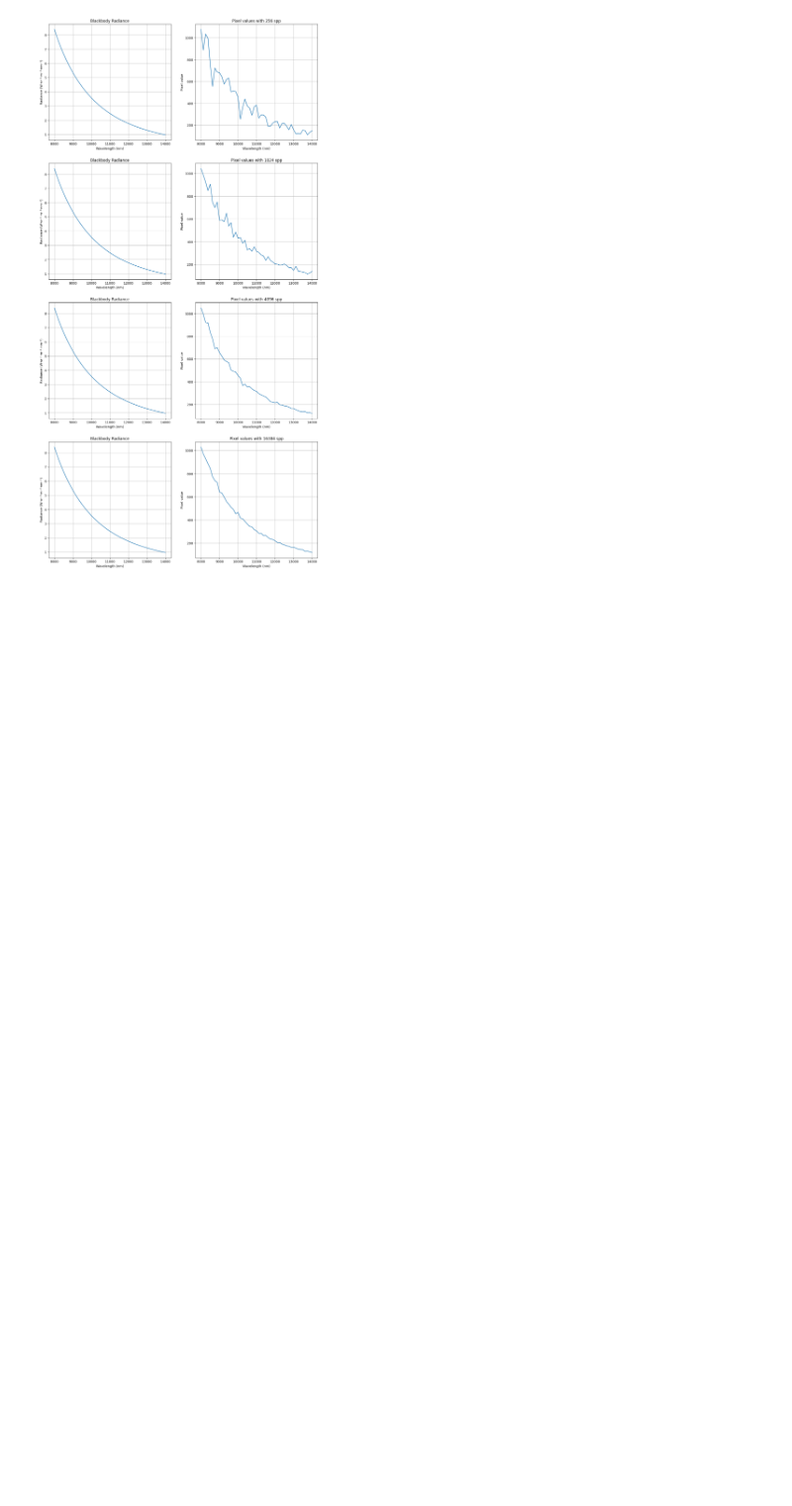
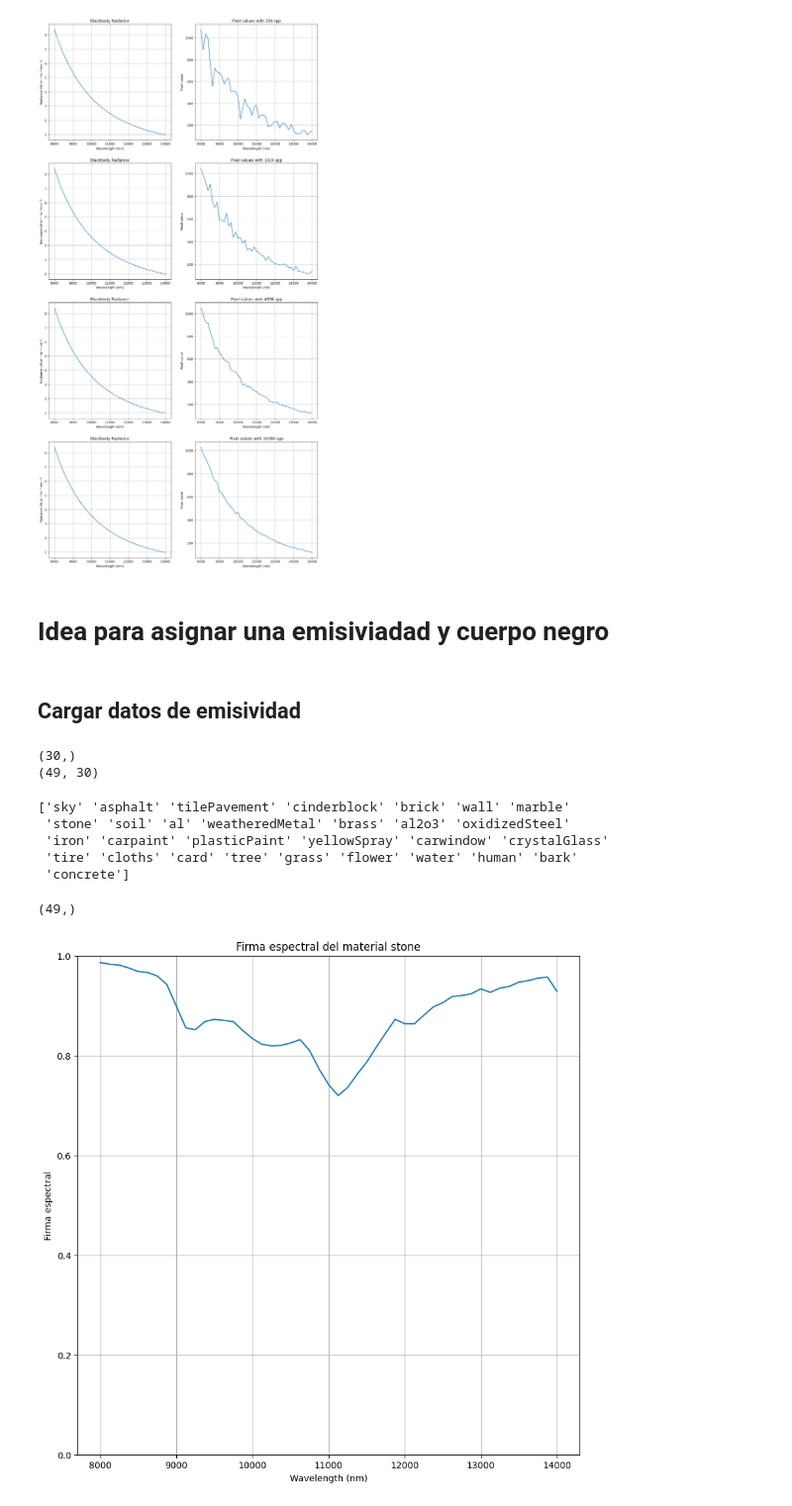
Before and after one commit to pimientoyolo/miThermal, a Jupyter notebook: mitsuba/intro_spectral.ipynb, the cells around one changed output. Shown at 99% size. Drawn from its saved outputs; the diff is of its cells as text; code cells hidden in the pictures; blank space fills up the shorter version.

Commit message:
upload idea de emisividad con blackbody

```diff
--- a/mitsuba/intro_spectral.ipynb
+++ b/mitsuba/intro_spectral.ipynb
@@ -344,3 +344,50 @@ for i in range(len(spps)):
 plt.show()
 # %% [output]
 [figure]
+# %% [markdown]
+# Idea para asignar una emisiviadad y cuerpo negro
+# %% [markdown]
+## Cargar datos de emisividad
+# %%
+dataBaseName = np.load('../data/matName_FullDatabase.npy', allow_pickle=True).item()["matName"]
+dataBaseName = dataBaseName.squeeze()
+dataBaseName = np.hstack(dataBaseName) # lista de nombres de los materiales
+
+dataBaseLib = np.load('../data/matLib_FullDatabase.npy', allow_pickle=True).item()["matLib"]
+dataBaseLib = dataBaseLib[::-1, :] # Reverso el orden de la base de datos
+
+# vamos a asumir que las 49 firmas espectrales coinciden con las 49 longitudes de onda de la escena
+
+print(dataBaseName.shape)
+print(dataBaseLib.shape)
+# %% [output]
+(30,)
+(49, 30)
+# %%
+print(dataBaseName)
+# %% [output]
+['sky' 'asphalt' 'tilePavement' 'cinderblock' 'brick' 'wall' 'marble'
+ 'stone' 'soil' 'al' 'weatheredMetal' 'brass' 'al2o3' 'oxidizedSteel'
+ 'iron' 'carpaint' 'plasticPaint' 'yellowSpray' 'carwindow' 'crystalGlass'
+ 'tire' 'cloths' 'card' 'tree' 'grass' 'flower' 'water' 'human' 'bark'
+ 'concrete']
+# %%
+material = "stone" # escoge el material que quieres
+indice_material = np.where(dataBaseName == material)[0][0] # busca el indice del material en la base de datos
+
+firma = dataBaseLib[:, indice_material] # firma espectral del material
+
+print(firma.shape)
+
+# plot
+plt.figure(figsize=(10, 10))
+plt.plot(wave_lengths, firma)
+plt.title(f'Firma espectral del material {material}')
+plt.xlabel('Wavelength (nm)')
+plt.ylabel('Firma espectral')
+plt.ylim(0, 1)
+plt.grid()
+plt.show()
+# %% [output]
+(49,)
+[figure, added]
```
Also changed, not shown: parts of 17 cells of this notebook, 3 other files.
